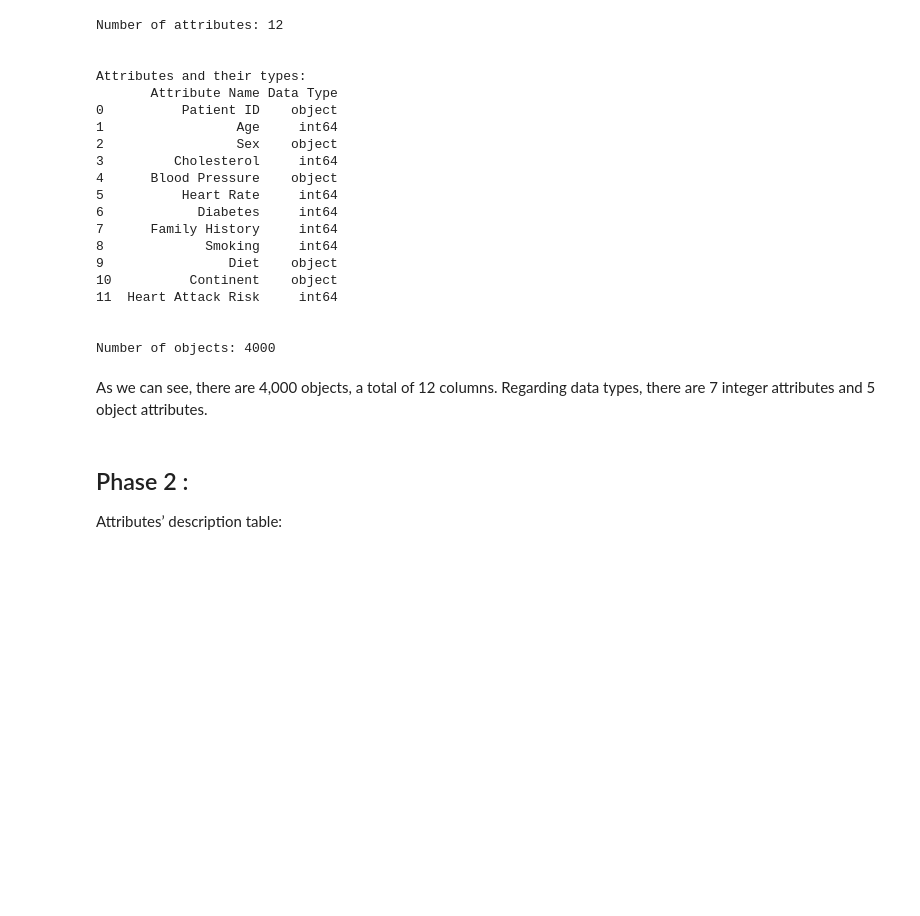
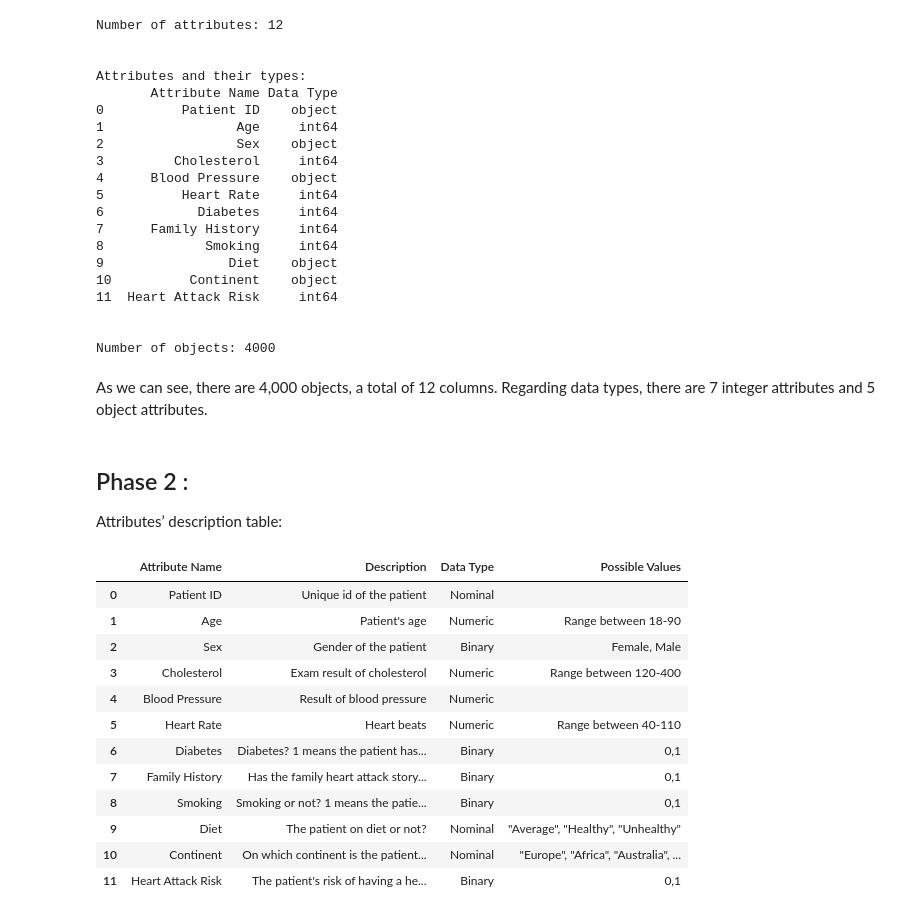
Before and after one commit to FajerAlamro/IT326-Project, a Jupyter notebook: Phase1.ipynb, the cells around one changed output. Saved outputs shown, nothing was run; the diff lists cells and outputs as text; code cells hidden in the pictures; blank space fills up the shorter version.

```diff
--- a/Phase1.ipynb
+++ b/Phase1.ipynb
@@ -61,3 +63,45 @@ As we can see, there are 4,000 objects, a total of 12 columns. Regarding data ty
 Phase 2 :
 ---------------
 Attributes’ description table:
+# %%
+data = {
+    "Attribute Name": [
+        "Patient ID", "Age", "Sex", "Cholesterol", "Blood Pressure", "Heart Rate", "Diabetes",
+        "Family History", "Smoking", "Diet", "Continent", "Heart Attack Risk"
+    ],
+    "Description": [
+        "Unique id of the patient", "Patient's age", "Gender of the patient", "Exam result of cholesterol",
+        "Result of blood pressure", "Heart beats", "Diabetes? 1 means the patient has diabetes, 0 means the patient does not have diabetes",
+        "Has the family heart attack story? 1 means the patient has a family heart attack history. 0 means he does not have",
+        "Smoking or not? 1 means the patient is smoking, 0 means he does not",
+        "The patient on diet or not?", "On which continent is the patient located?",
+        "The patient's risk of having a heart attack, 1 means the patient has heart attack risk, 0 means he does not have"
+    ],
+    "Data Type": [
+        "Nominal", "Numeric", "Binary", "Numeric", "Numeric", "Numeric", "Binary",
+        "Binary", "Binary", "Nominal", "Nominal", "Binary"
+    ],
+    "Possible Values": [
+        "", "Range between 18-90", "Female, Male", "Range between 120-400", "", "Range between 40-110", "0,1",
+        "0,1", "0,1", '"Average", "Healthy", "Unhealthy"',
+        '"Europe", "Africa", "Australia", "Asia", "South America", "North America"', "0,1"
+    ]
+}
+
+df = pd.DataFrame(data)
+
+df.style.set_properties(**{'text-align': 'center'})
+# %% [output]
+|  | Attribute Name | Description | Data Type | Possible Values |
+| 0 | Patient ID | Unique id of the patient | Nominal |  |
+| 1 | Age | Patient's age | Numeric | Range between 18-90 |
+| 2 | Sex | Gender of the patient | Binary | Female, Male |
+| 3 | Cholesterol | Exam result of cholesterol | Numeric | Range between 120-400 |
+| 4 | Blood Pressure | Result of blood pressure | Numeric |  |
+| 5 | Heart Rate | Heart beats | Numeric | Range between 40-110 |
+| 6 | Diabetes | Diabetes? 1 means the patient has... | Binary | 0,1 |
+| 7 | Family History | Has the family heart attack story... | Binary | 0,1 |
+| 8 | Smoking | Smoking or not? 1 means the patie... | Binary | 0,1 |
+| 9 | Diet | The patient on diet or not? | Nominal | "Average", "Healthy", "Unhealthy" |
+| 10 | Continent | On which continent is the patient... | Nominal | "Europe", "Africa", "Australia", ... |
+| 11 | Heart Attack Risk | The patient's risk of having a he... | Binary | 0,1 |
```
Also changed, not shown: parts of 3 cells of this notebook.
